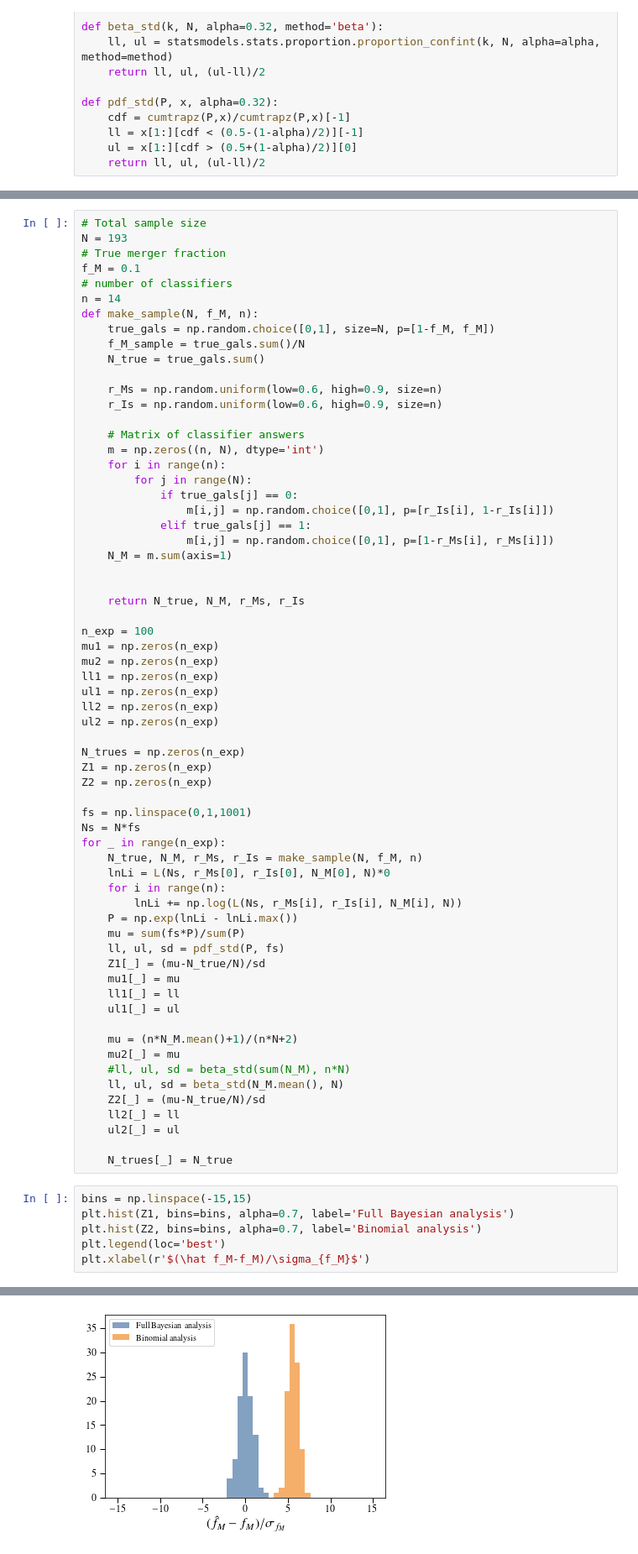
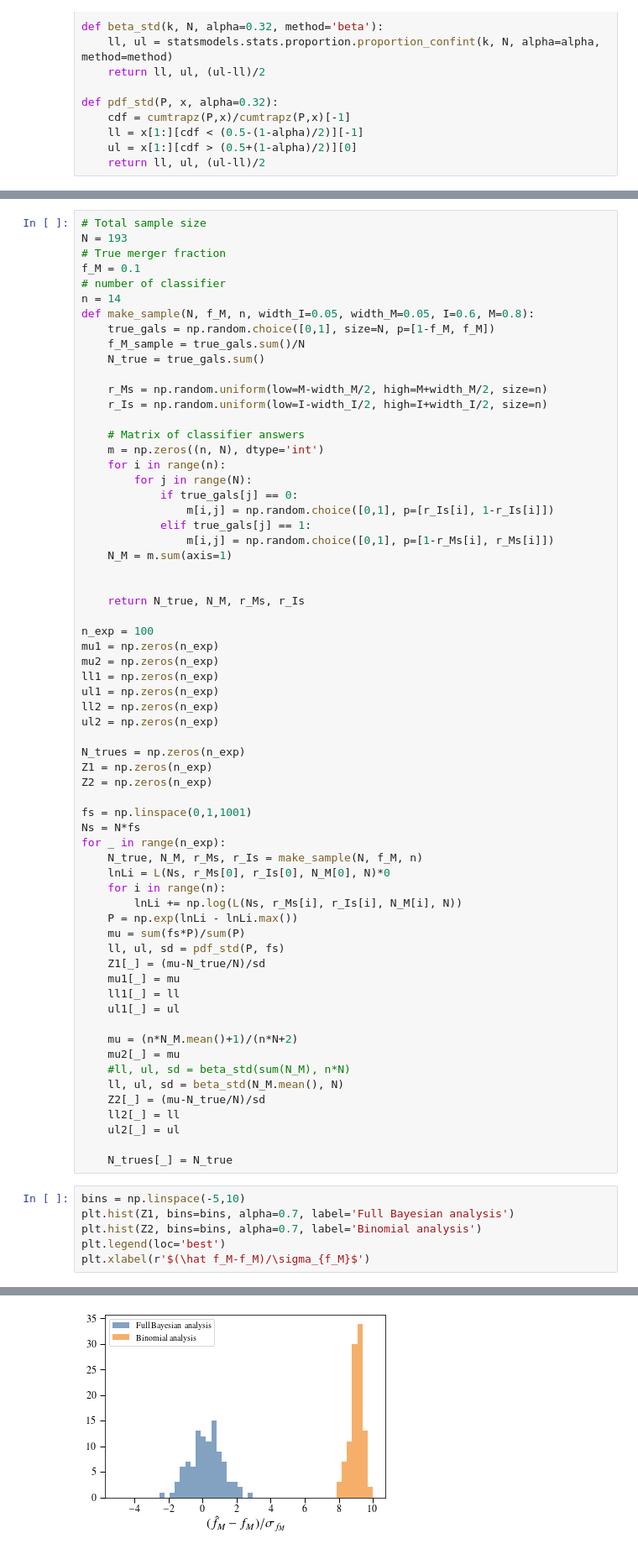
Before and after one commit to dncnwtts/merger_classification, a Jupyter notebook: accuracy_analysis.ipynb, the cells around one changed output, grey strips where cells are left out. Shown at 84% size. Cells and saved outputs as stored; diff of their text form.

```diff
--- a/accuracy_analysis.ipynb
+++ b/accuracy_analysis.ipynb
@@ -64,15 +63,15 @@ def L(Ns, rj, rjp, N_M, Ntot, high_acc=False):
 N = 193
 # True merger fraction
 f_M = 0.1
-# number of classifiers
+# number of classifier
 n = 14
-def make_sample(N, f_M, n):
+def make_sample(N, f_M, n, width_I=0.05, width_M=0.05, I=0.6, M=0.8):
     true_gals = np.random.choice([0,1], size=N, p=[1-f_M, f_M])
     f_M_sample = true_gals.sum()/N
     N_true = true_gals.sum()
 
-    r_Ms = np.random.uniform(low=0.6, high=0.9, size=n)
-    r_Is = np.random.uniform(low=0.6, high=0.9, size=n)
+    r_Ms = np.random.uniform(low=M-width_M/2, high=M+width_M/2, size=n)
+    r_Is = np.random.uniform(low=I-width_I/2, high=I+width_I/2, size=n)
 
     # Matrix of classifier answers
     m = np.zeros((n, N), dtype='int')
@@ -124,11 +123,11 @@ for _ in range(n_exp):
 
     N_trues[_] = N_true
 # %%
-bins = np.linspace(-15,15)
+bins = np.linspace(-5,10)
 plt.hist(Z1, bins=bins, alpha=0.7, label='Full Bayesian analysis')
 plt.hist(Z2, bins=bins, alpha=0.7, label='Binomial analysis')
 plt.legend(loc='best')
 plt.xlabel(r'$(\hat f_M-f_M)/\sigma_{f_M}$')
 # %% [output]
 Text(0.5, 0, '$(\\hat f_M-f_M)/\\sigma_{f_M}$')
-[figure, old version]
+[figure, new version]
```
Also changed, not shown: parts of 10 cells of this notebook.
